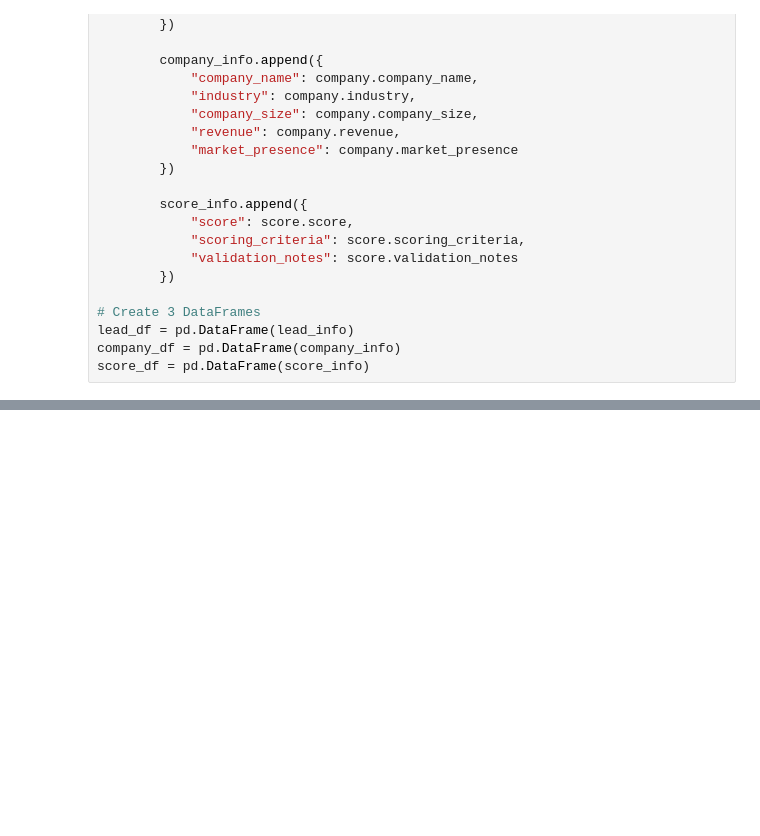
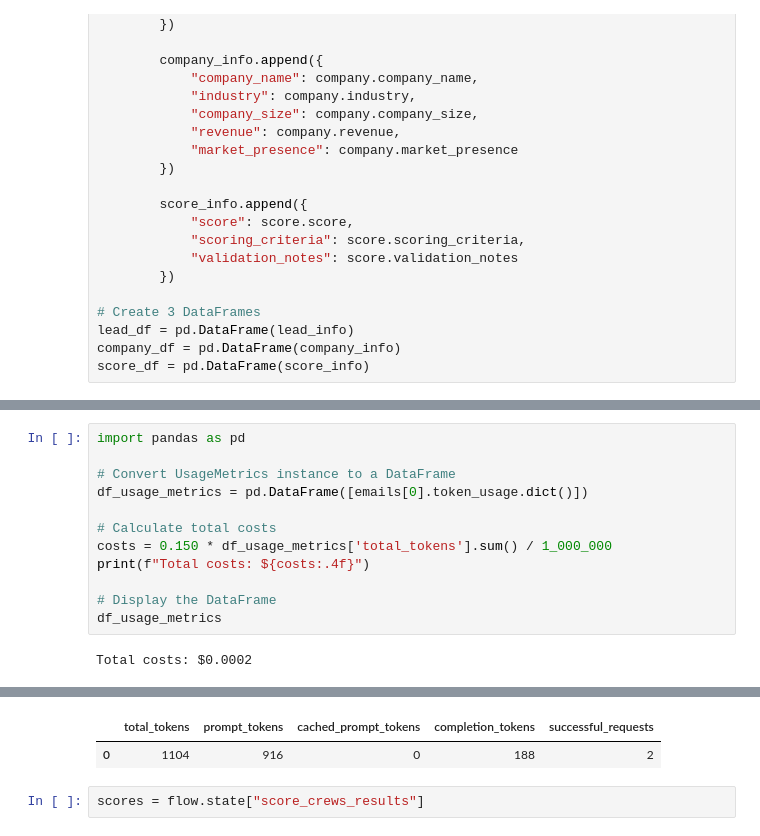
Before and after one commit to HoussemDs/Agent_Sales_Pipeline, a Jupyter notebook: Sales_pipeline_main.ipynb, the cells around one changed output, grey strips where cells are left out. Saved outputs shown, nothing was run; the diff lists cells and outputs as text; blank space fills up the shorter version.

```diff
--- a/Sales_pipeline_main.ipynb
+++ b/Sales_pipeline_main.ipynb
@@ -341,0 +356,14 @@ score_df = pd.DataFrame(score_info)
+# %%
+import pandas as pd
+
+# Convert UsageMetrics instance to a DataFrame
+df_usage_metrics = pd.DataFrame([emails[0].token_usage.dict()])
+
+# Calculate total costs
+costs = 0.150 * df_usage_metrics['total_tokens'].sum() / 1_000_000
+print(f"Total costs: ${costs:.4f}")
+
+# Display the DataFrame
+df_usage_metrics
+# %% [output]
+Total costs: $0.0002
@@ -341,0 +372,4 @@ score_df = pd.DataFrame(score_info)
+|  | total_tokens | prompt_tokens | cached_prompt_tokens | completion_tokens | successful_requests |
+| 0 | 1104 | 916 | 0 | 188 | 2 |
+# %%
+scores = flow.state["score_crews_results"]
```
Also changed, not shown: parts of 7 cells of this notebook, 1 other file.
